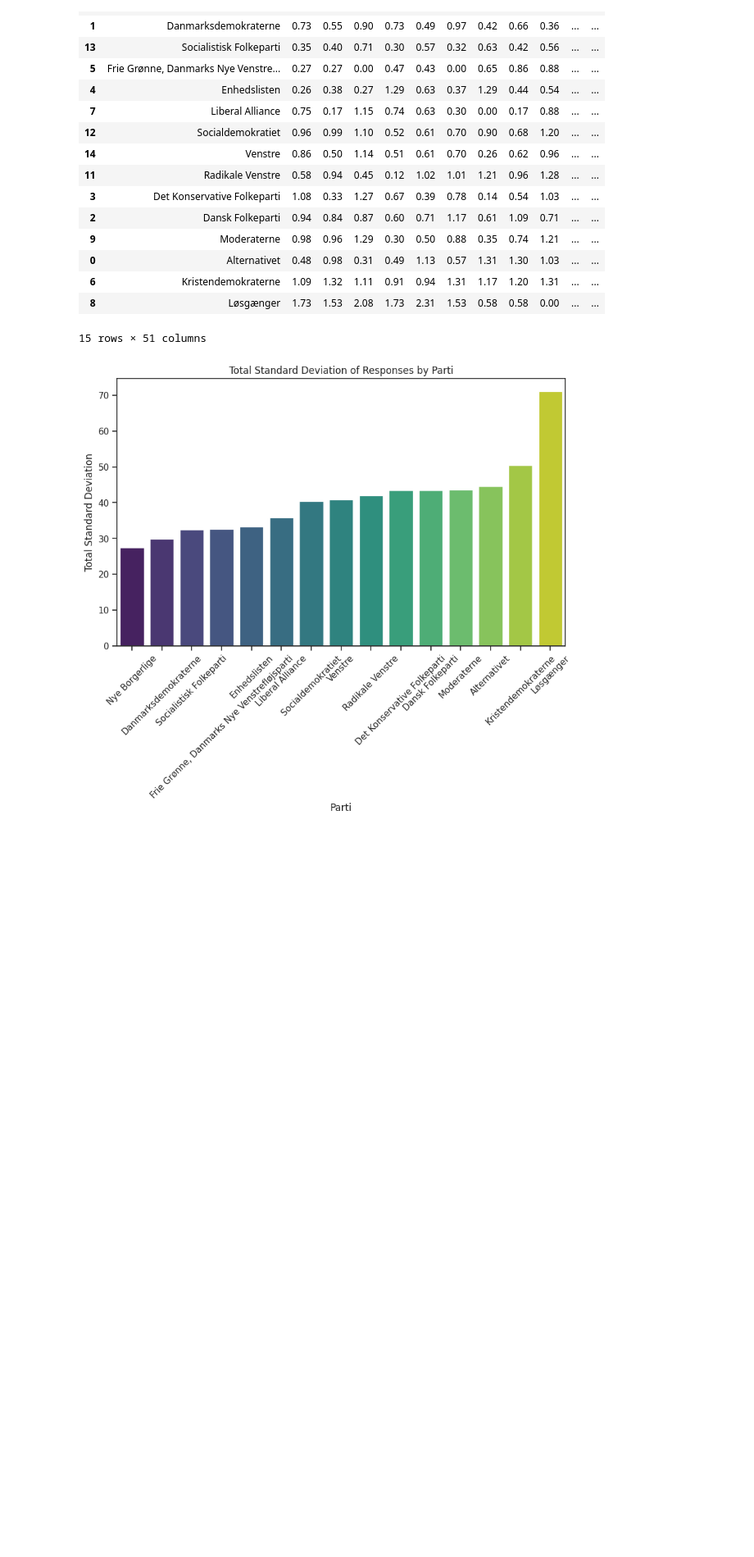
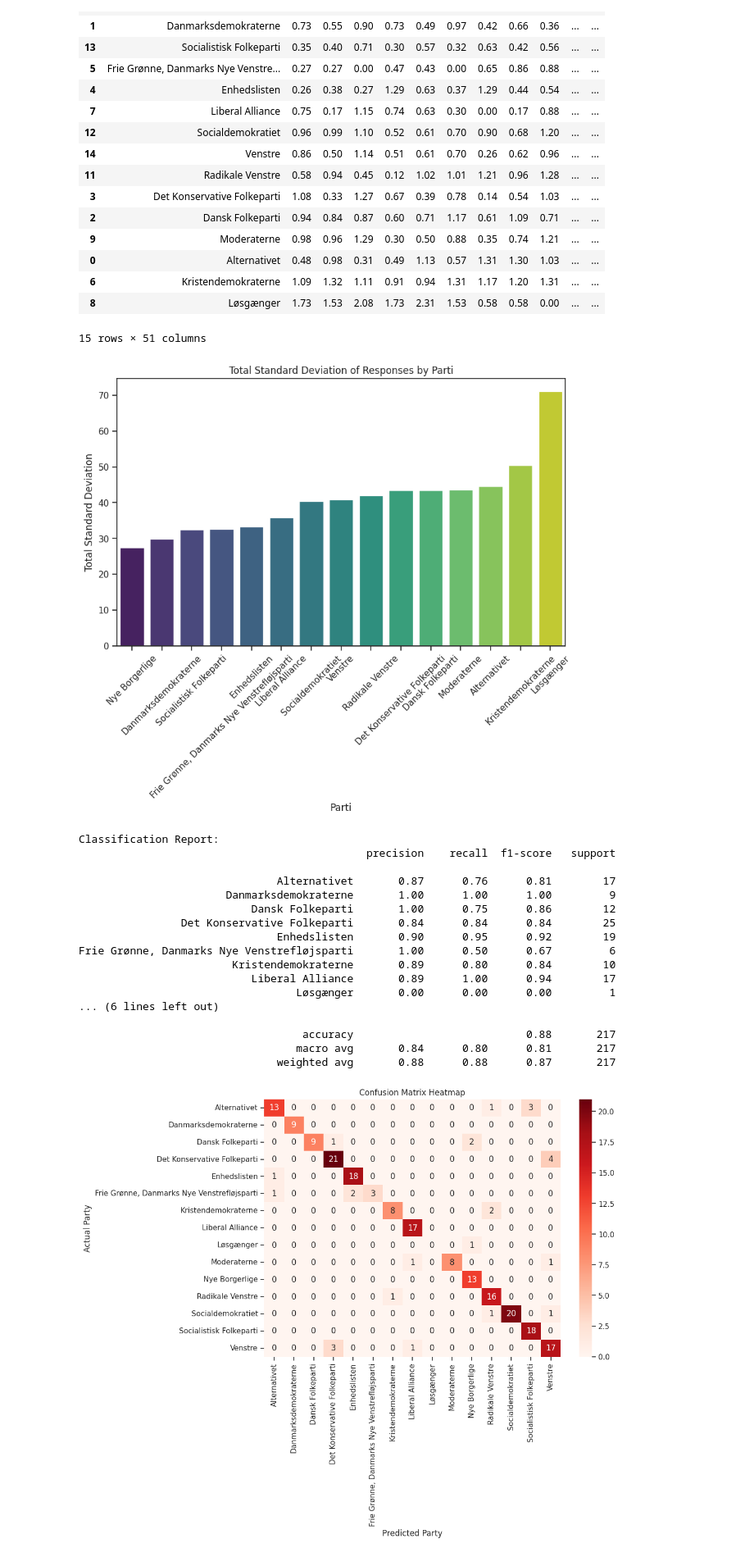
Before and after one commit to radoslavKiryazov/MAL, a Jupyter notebook: Assignment 2/2. Candidate Test 2022 I.ipynb, the cells around one changed output. Shown at 82% size. Saved outputs shown, nothing was run; the diff lists cells and outputs as text; code cells hidden in the pictures; blank space fills up the shorter version.

```diff
--- a/Assignment 2/2. Candidate Test 2022 I.ipynb
+++ b/Assignment 2/2. Candidate Test 2022 I.ipynb
@@ -250,3 +252,75 @@ plt.xticks(rotation=45)
 plt.show()
 # %% [output]
 [figure]
+# %%
+from sklearn.model_selection import train_test_split
+from sklearn.neighbors import KNeighborsClassifier
+from sklearn.pipeline import Pipeline
+from sklearn.preprocessing import StandardScaler, LabelEncoder
+from sklearn.metrics import classification_report, confusion_matrix
+
+# Assuming alldata is a pandas DataFrame
+X = alldata.drop(columns=['parti', 'navn', 'alder', 'storkreds'])  # 50 questions as features
+y = alldata['parti']  # Target: party affiliation
+
+# Encode target labels to integers
+label_encoder = LabelEncoder()
+y_encoded = label_encoder.fit_transform(y)
+
+# Split data into train and test sets
+X_train, X_test, y_train, y_test = train_test_split(X, y_encoded, stratify=y_encoded, random_state=0)
+
+# Define the pipeline with StandardScaler and KNeighborsClassifier
+clf = Pipeline(
+    steps=[("scaler", StandardScaler()), ("knn", KNeighborsClassifier(n_neighbors=29, weights="distance"))]
+)
+
+# Train the KNN model
+clf.fit(X_train, y_train)
+
+# Evaluate the model on the test set
+y_pred = clf.predict(X_test)
+
+# Print the classification report
+print("Classification Report:")
+print(classification_report(y_test, y_pred, target_names=label_encoder.classes_, zero_division=0))
+
+# # Print the confusion matrix
+# print("Confusion Matrix:")
+# print(confusion_matrix(y_test, y_pred))
+
+
+
+# Assuming you already have the predictions (y_pred) and true labels (y_test)
+# Confusion Matrix
+cm = confusion_matrix(y_test, y_pred)
+
+# Convert y_encoded labels back to original party names
+party_names = label_encoder.inverse_transform(range(len(label_encoder.classes_)))
+
+# Plot confusion matrix heatmap
+plt.figure(figsize=(10, 7))
+sns.heatmap(cm, annot=True, fmt="d", cmap="Reds", xticklabels=party_names, yticklabels=party_names)
+plt.xlabel("Predicted Party")
+plt.ylabel("Actual Party")
+plt.title("Confusion Matrix Heatmap")
+plt.show()
+# %% [output]
+Classification Report:
+                                             precision    recall  f1-score   support
+
+                               Alternativet       0.87      0.76      0.81        17
+                       Danmarksdemokraterne       1.00      1.00      1.00         9
+                           Dansk Folkeparti       1.00      0.75      0.86        12
+                Det Konservative Folkeparti       0.84      0.84      0.84        25
+                               Enhedslisten       0.90      0.95      0.92        19
+Frie Grønne, Danmarks Nye Venstrefløjsparti       1.00      0.50      0.67         6
+                        Kristendemokraterne       0.89      0.80      0.84        10
+                           Liberal Alliance       0.89      1.00      0.94        17
+                                  Løsgænger       0.00      0.00      0.00         1
+... (6 lines left out)
+
+                                   accuracy                           0.88       217
+                                  macro avg       0.84      0.80      0.81       217
+                               weighted avg       0.88      0.88      0.87       217
+[figure, added]
```
Also changed, not shown: parts of 4 cells of this notebook.
